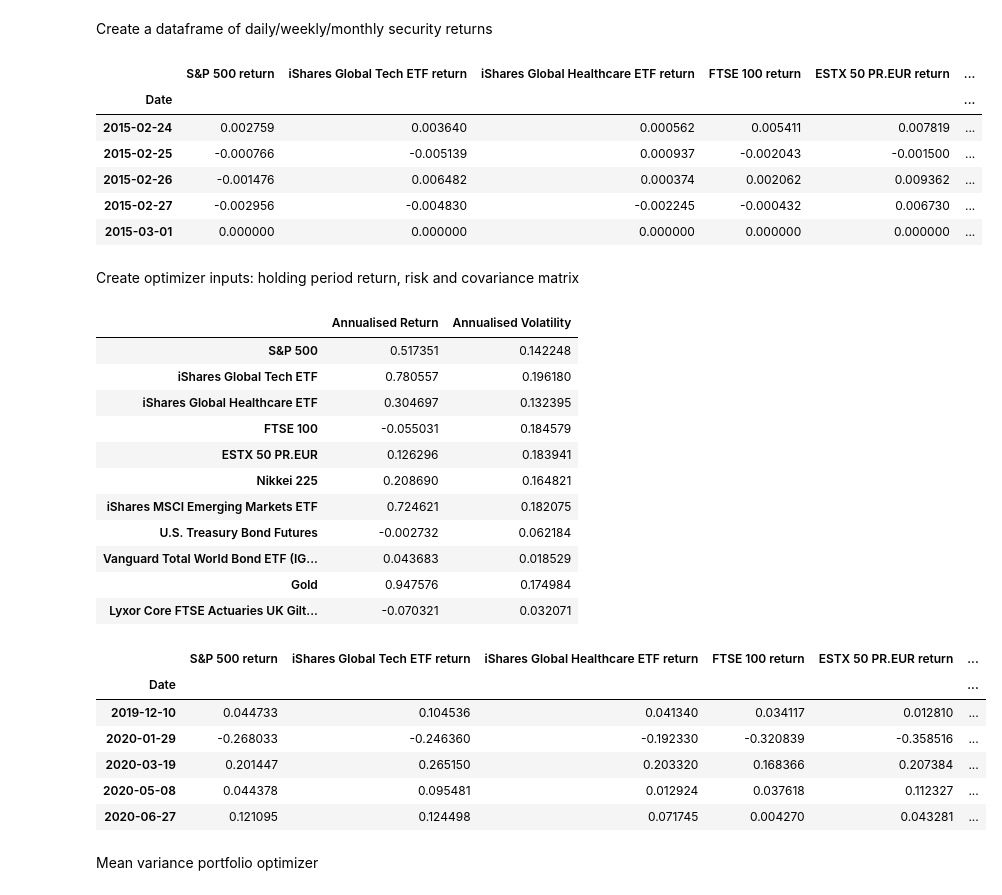
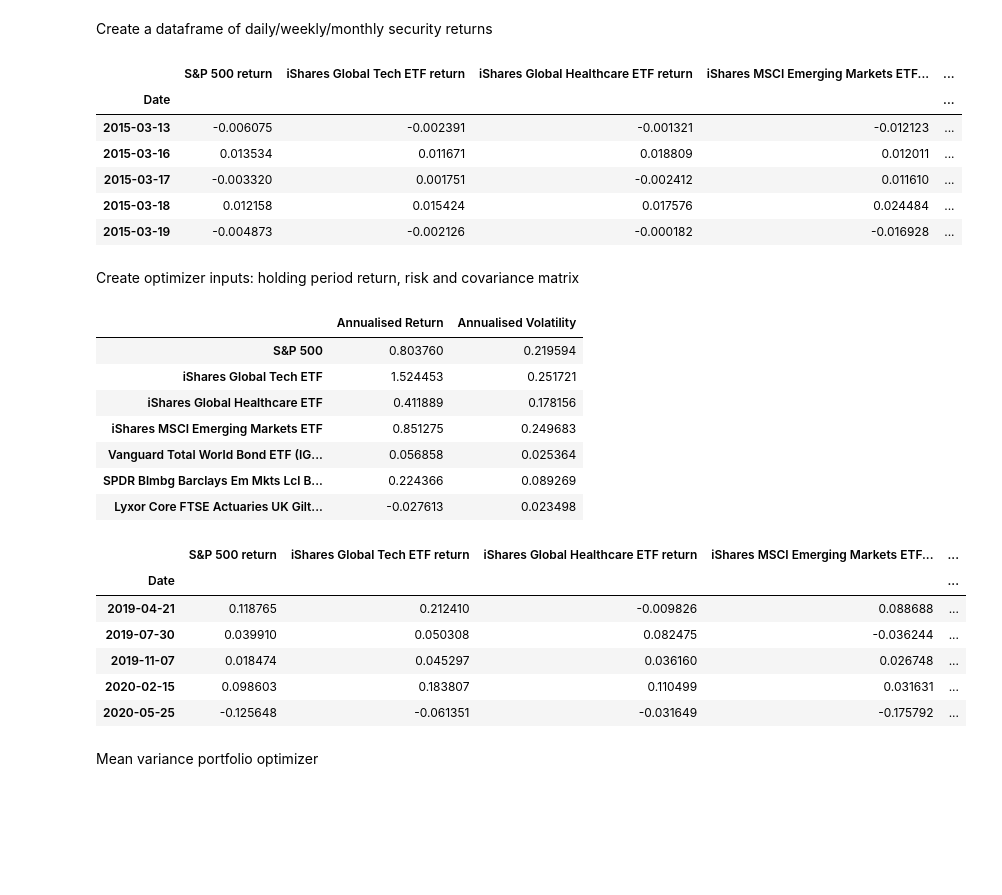
Before and after one commit to dhirlea/Portfolio-Optimizer, a Jupyter notebook: YahooPortfolioOptimizer.ipynb, the cells around one changed output. Cells and saved outputs as stored; diff of their text form; code cells hidden in the pictures; blank space fills up the shorter version.

```diff
--- a/YahooPortfolioOptimizer.ipynb
+++ b/YahooPortfolioOptimizer.ipynb
@@ -17,15 +17,17 @@ Construct URL Generator for given set of securities to import price data
 securities_dictionary ={'S&P 500':'^GSPC',
                         'iShares Global Tech ETF' : 'IXN',
                         'iShares Global Healthcare ETF' : 'IXJ',
-                        'FTSE 100' : '^FTSE',
-                        'ESTX 50 PR.EUR' : '^STOXX50E',
-                        'Nikkei 225' : '^N225',
+                        #'FTSE 100' : '^FTSE',
+                        #'ESTX 50 PR.EUR' : '^STOXX50E',
+                        #'Nikkei 225' : '^N225',
                         'iShares MSCI Emerging Markets ETF' : 'EEM',
-                        'U.S. Treasury Bond Futures' : 'ZB=F',
+                        #'U.S. Treasury Bond Futures' : 'ZB=F',
                         'Vanguard Total World Bond ETF (IG credit)' : 'BNDW',
-                        'Gold' : 'GC=F',
+                        #'Gold' : 'GC=F',
+                        'SPDR Blmbg Barclays Em Mkts Lcl Bd ETF' : 'EBND',
                         # 'Crude Oil' : 'CL=F',
-                        'Lyxor Core FTSE Actuaries UK Gilts 0-5Y' : 'GIL5.L' }
+                        'Lyxor Core FTSE Actuaries UK Gilts 0-5Y' : 'GIL5.L' #proxy for cash
+                        }
 
 #Specify frequency of data download eg. daily = '1d' /monthly = '1mo' /weekly = '1wk'
 
@@ -122,66 +120,64 @@ display(securities_return_df.head())
 
 print('\n')
 # %% [output]
-|  | S&P 500 return | iShares Global Tech ETF return | iShares Global Healthcare ETF return | FTSE 100 return | ESTX 50 PR.EUR return | ... |
-| Date |  |  |  |  |  | ... |
-| 2015-02-24 | 0.002759 | 0.003640 | 0.000562 | 0.005411 | 0.007819 | ... |
-| 2015-02-25 | -0.000766 | -0.005139 | 0.000937 | -0.002043 | -0.001500 | ... |
-| 2015-02-26 | -0.001476 | 0.006482 | 0.000374 | 0.002062 | 0.009362 | ... |
-| 2015-02-27 | -0.002956 | -0.004830 | -0.002245 | -0.000432 | 0.006730 | ... |
-| 2015-03-01 | 0.000000 | 0.000000 | 0.000000 | 0.000000 | 0.000000 | ... |
+|  | S&P 500 return | iShares Global Tech ETF return | iShares Global Healthcare ETF return | iShares MSCI Emerging Markets ETF... | ... |
+| Date |  |  |  |  | ... |
+| 2015-03-13 | -0.006075 | -0.002391 | -0.001321 | -0.012123 | ... |
+| 2015-03-16 | 0.013534 | 0.011671 | 0.018809 | 0.012011 | ... |
+| 2015-03-17 | -0.003320 | 0.001751 | -0.002412 | 0.011610 | ... |
+| 2015-03-18 | 0.012158 | 0.015424 | 0.017576 | 0.024484 | ... |
+| 2015-03-19 | -0.004873 | -0.002126 | -0.000182 | -0.016928 | ... |
 # %% [markdown]
 Create optimizer inputs: holding period return, risk and covariance matrix
 # %%
 #Calculate a dataframe of return and volatility to use as input to optimizer
 
-mean_variance_lookback = 50
+mean_variance_lookback = 100
 
 optimizer_return_inputs_list = []
 optimizer_volatility_inputs_list = []
 
 for security in securities_return_df.columns:
     optimizer_return_inputs_list.append((1+securities_return_df[security].tail(mean_variance_lookback)).cumprod()[-1]**(ann_factor/mean_variance_lookback)-1)
     optimizer_volatility_inputs_list.append(securities_return_df[security].tail(mean_variance_lookback).std()*np.sqrt(ann_factor))
 
 optimizer_inputs_df = pd.DataFrame(zip(optimizer_return_inputs_list, optimizer_volatility_inputs_list))
 
 optimizer_inputs_df.columns = ['Annualised Return', 'Annualised Volatility']
 optimizer_inputs_df.index = securities_price_df.columns
 
 #Compute covariance matrix
 covariance_matrix = securities_return_df.tail(mean_variance_lookback).cov()*ann_factor
 
 #Print optimizer inputs for debugging purposes
 display(optimizer_inputs_df)
 
 #Print covariance matrix for debugging purposes
 #display(covariance_matrix)
 
 resampled_securities_return_df = 1 + securities_return_df
 resampled_securities_return_df = resampled_securities_return_df.resample(str(mean_variance_lookback)+'D').apply(np.prod)
 resampled_securities_return_df = resampled_securities_return_df -1
+resampled_securities_return_df = resampled_securities_return_df.shift(periods = 1, fill_value = 0)
 
+#Print covariance matrix for debugging purposes
 display(resampled_securities_return_df.tail())
 # %% [output]
 |  | Annualised Return | Annualised Volatility |
-| S&P 500 | 0.517351 | 0.142248 |
-| iShares Global Tech ETF | 0.780557 | 0.196180 |
-| iShares Global Healthcare ETF | 0.304697 | 0.132395 |
-| FTSE 100 | -0.055031 | 0.184579 |
-| ESTX 50 PR.EUR | 0.126296 | 0.183941 |
-| Nikkei 225 | 0.208690 | 0.164821 |
-| iShares MSCI Emerging Markets ETF | 0.724621 | 0.182075 |
-| U.S. Treasury Bond Futures | -0.002732 | 0.062184 |
-| Vanguard Total World Bond ETF (IG... | 0.043683 | 0.018529 |
-| Gold | 0.947576 | 0.174984 |
-| Lyxor Core FTSE Actuaries UK Gilt... | -0.070321 | 0.032071 |
+| S&P 500 | 0.803760 | 0.219594 |
+| iShares Global Tech ETF | 1.524453 | 0.251721 |
+| iShares Global Healthcare ETF | 0.411889 | 0.178156 |
+| iShares MSCI Emerging Markets ETF | 0.851275 | 0.249683 |
+| Vanguard Total World Bond ETF (IG... | 0.056858 | 0.025364 |
+| SPDR Blmbg Barclays Em Mkts Lcl B... | 0.224366 | 0.089269 |
+| Lyxor Core FTSE Actuaries UK Gilt... | -0.027613 | 0.023498 |
-|  | S&P 500 return | iShares Global Tech ETF return | iShares Global Healthcare ETF return | FTSE 100 return | ESTX 50 PR.EUR return | ... |
-| Date |  |  |  |  |  | ... |
-| 2019-12-10 | 0.044733 | 0.104536 | 0.041340 | 0.034117 | 0.012810 | ... |
-| 2020-01-29 | -0.268033 | -0.246360 | -0.192330 | -0.320839 | -0.358516 | ... |
-| 2020-03-19 | 0.201447 | 0.265150 | 0.203320 | 0.168366 | 0.207384 | ... |
-| 2020-05-08 | 0.044378 | 0.095481 | 0.012924 | 0.037618 | 0.112327 | ... |
-| 2020-06-27 | 0.121095 | 0.124498 | 0.071745 | 0.004270 | 0.043281 | ... |
+|  | S&P 500 return | iShares Global Tech ETF return | iShares Global Healthcare ETF return | iShares MSCI Emerging Markets ETF... | ... |
+| Date |  |  |  |  | ... |
+| 2019-04-21 | 0.118765 | 0.212410 | -0.009826 | 0.088688 | ... |
+| 2019-07-30 | 0.039910 | 0.050308 | 0.082475 | -0.036244 | ... |
+| 2019-11-07 | 0.018474 | 0.045297 | 0.036160 | 0.026748 | ... |
+| 2020-02-15 | 0.098603 | 0.183807 | 0.110499 | 0.031631 | ... |
+| 2020-05-25 | -0.125648 | -0.061351 | -0.031649 | -0.175792 | ... |
 # %% [markdown]
 Mean variance portfolio optimizer
 # %%
```
Also changed, not shown: parts of 6 cells of this notebook.
